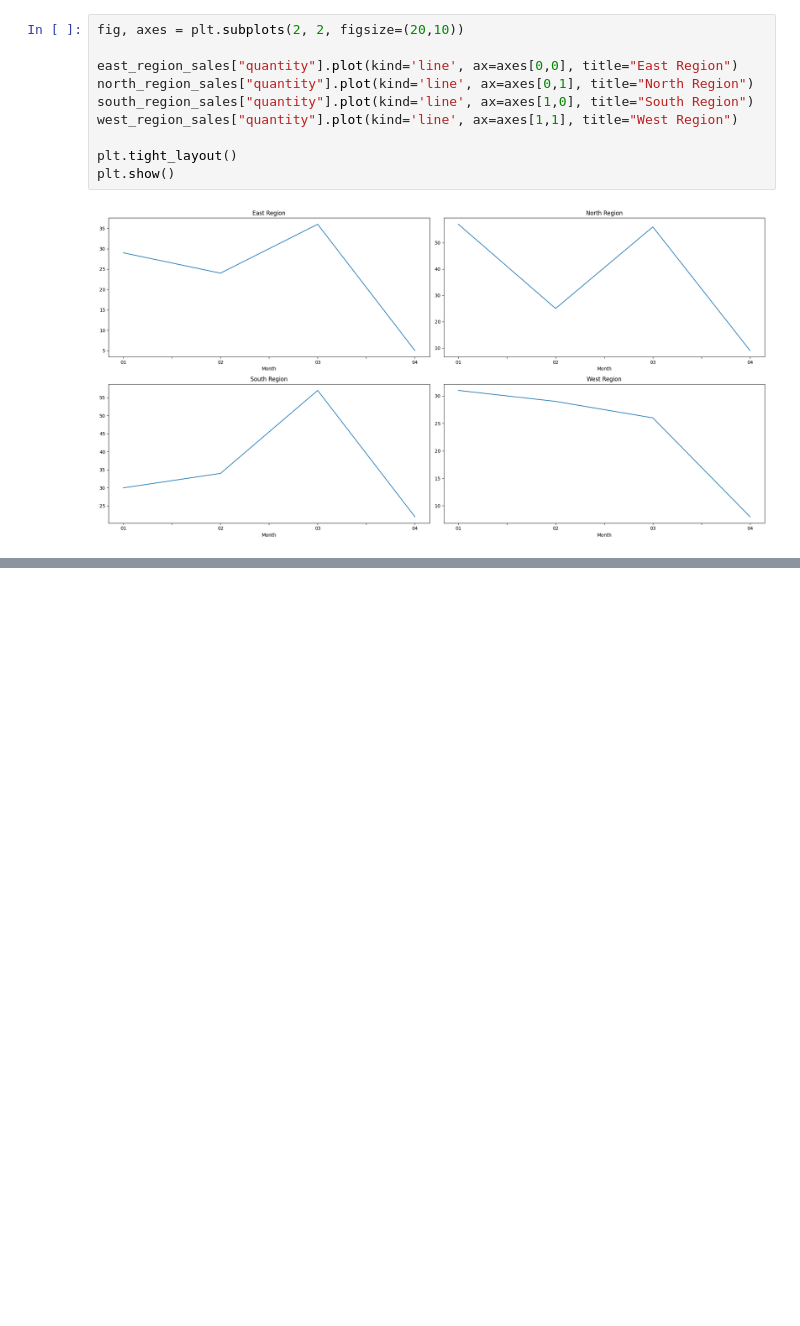
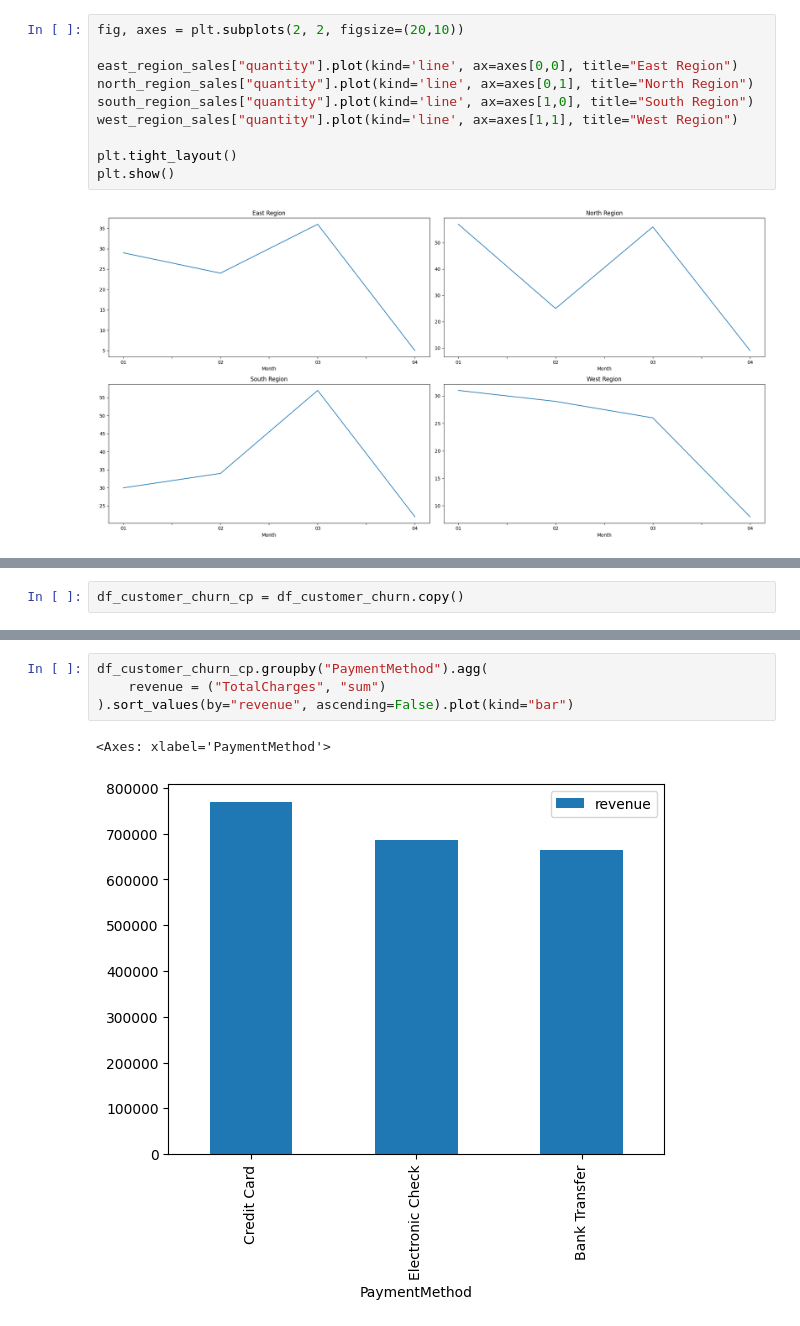
Before and after one commit to RookieCoder12/DevArena-Week-5, a Jupyter notebook: customer_analysis.ipynb, the cells around one changed output, grey strips where cells are left out. Drawn from its saved outputs; the diff is of its cells as text; blank space fills up the shorter version.

Commit message:
modified: customer_analysis.ipynb;added Analysis of Customer Churn Module

```diff
--- a/customer_analysis.ipynb
+++ b/customer_analysis.ipynb
@@ -260,0 +262,2 @@ plt.show()
+# %%
+df_customer_churn_cp = df_customer_churn.copy()
@@ -260,0 +386,7 @@ plt.show()
+# %%
+df_customer_churn_cp.groupby("PaymentMethod").agg(
+    revenue = ("TotalCharges", "sum")
+).sort_values(by="revenue", ascending=False).plot(kind="bar")
+# %% [output]
+<Axes: xlabel='PaymentMethod'>
+[figure, added]
```
Also changed, not shown: parts of 25 cells of this notebook.
